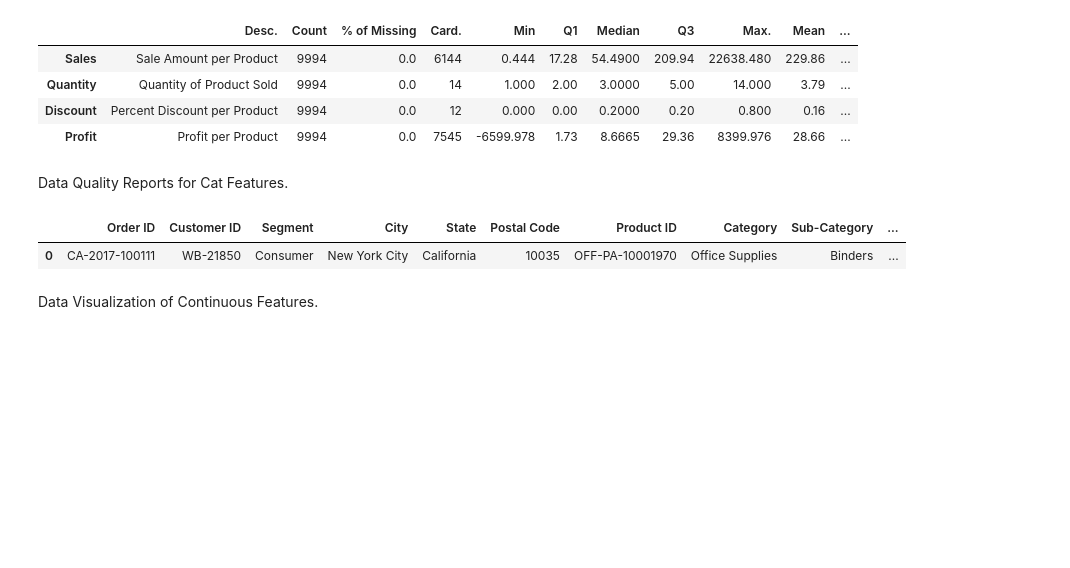
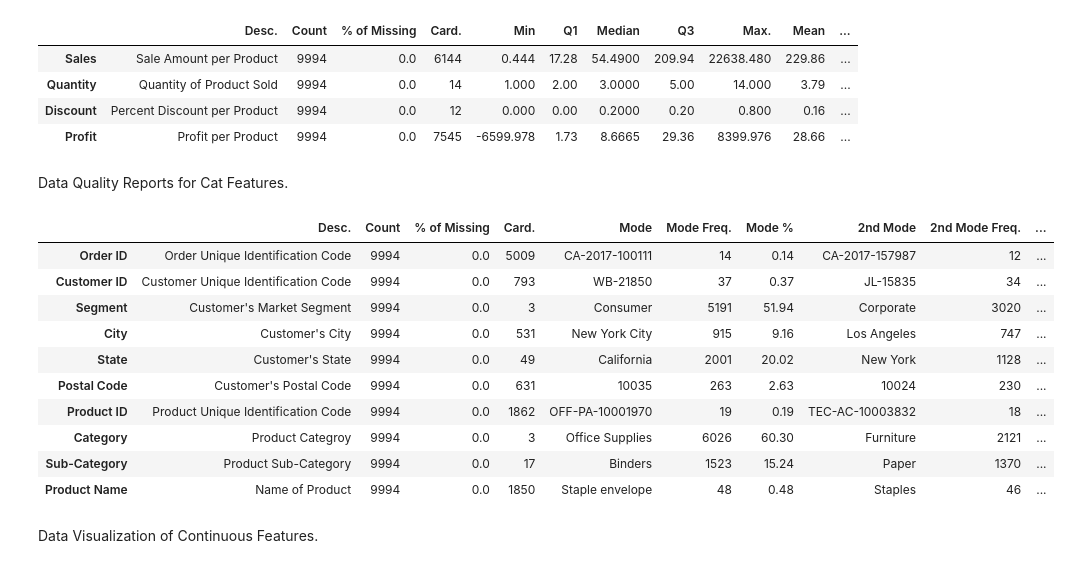
Before and after one commit to AmandeepSBassi/DataScienceProject, a Jupyter notebook: Project.Preprocessing.ipynb, the cells around one changed output. Cells and saved outputs as stored; diff of their text form; code cells hidden in the pictures; blank space fills up the shorter version.

Commit message:
updated cat_df mode percents to work correctly

```diff
--- a/Project.Preprocessing.ipynb
+++ b/Project.Preprocessing.ipynb
@@ -210,52 +210,53 @@ columns = pd.DataFrame(list(cont_df.columns.values))
 mode = pd.DataFrame(columns = ['Mode'])
 mode_freq = pd.DataFrame(columns = ['Mode Freq.'])
 mode_per = pd.DataFrame(columns = ['Mode %'])
 mode2 = pd.DataFrame(columns = ['2nd Mode'])
 mode2_freq = pd.DataFrame(columns = ['2nd Mode Freq.'])
 mode2_per = pd.DataFrame(columns = ['2nd Mode %'])
 notes = pd.DataFrame(columns = ['Notes'])
 
 dqr_cat = pd.DataFrame(columns=['Desc.', 'Count', '% of Missing', 'Card.'], index=cat_columns)
 dqr_cat['Desc.'] = features_df['desc']
 dqr_cat['Count'] = cat_df.count()
 dqr_cat['% of Missing'] = (cat_df.isnull().sum().divide(cat_df.count())*100).round(2)
 dqr_cat['Card.'] = cat_df.nunique()
 
 for values in cat_columns: mode.loc[values] = cat_df[values].value_counts().index.tolist()[0]
 dqr_cat['Mode'] = mode
 
 
 for values in cat_columns: mode_freq.loc[values] = cat_df[values].value_counts().tolist()[0]
 dqr_cat['Mode Freq.'] = mode_freq
 
 # dqr_cat['Mode %'] = ((cat_df.value_counts(normalize=True)[0])*100).round(2)
-for values in cat_columns:
-    # print(((cat_df[values].value_counts(normalize=True))*100).round(2).tolist()[0])
-    mode_per.loc[values] = ((cat_df[values].value_counts(normalize=True))*100).round(2).tolist()[0]
+for values in cat_columns: mode_per.loc[values] = ((cat_df[values].value_counts(normalize=True))*100).round(2).tolist()[0]
 dqr_cat['Mode %'] = mode_per
-# display(mode_per)
 
-# dqr_cat['2nd Mode'] = cat_df.value_counts().index.tolist()[1]
-# for values in cat_columns: mode2.loc[values] = cat_df[values].value_counts().index.tolist()[1]
-# dqr_cat['2nd Mode'] = mode2
+for values in cat_columns: mode2.loc[values] = cat_df[values].value_counts().index.tolist()[1]
+dqr_cat['2nd Mode'] = mode2
 
-# dqr_cat['2nd Mode Freq.'] = cat_df.value_counts()[1]
-# for values in cat_columns: mode2_freq.loc[values] = cat_df[values].value_counts().tolist()[1]
-# dqr_cat['2nd Mode Freq.'] = mode2_freq
+for values in cat_columns: mode2_freq.loc[values] = cat_df[values].value_counts().tolist()[1]
+dqr_cat['2nd Mode Freq.'] = mode2_freq
 
-# dqr_cat['2nd Mode %'] = ((cat_df.value_counts(normalize=True)[1])*100).round(2)
-# for values in cat_columns: mode2_per.loc[values] = ((cat_df[values].value_counts(normalize=True)[1])*100).round(2)
-# dqr_cat['2nd Mode %'] = mode2_per
+for values in cat_columns: mode2_per.loc[values] = (((cat_df[values].value_counts(normalize=True))*100).round(2)).tolist()[1]
+dqr_cat['2nd Mode %'] = mode2_per
 
 dqr_cat['Notes'] = notes
 
 
-# dqr_cat
+dqr_cat
+# %% [output]
+|  | Desc. | Count | % of Missing | Card. | Mode | Mode Freq. | Mode % | 2nd Mode | 2nd Mode Freq. | ... |
+| Order ID | Order Unique Identification Code | 9994 | 0.0 | 5009 | CA-2017-100111 | 14 | 0.14 | CA-2017-157987 | 12 | ... |
+| Customer ID | Customer Unique Identification Code | 9994 | 0.0 | 793 | WB-21850 | 37 | 0.37 | JL-15835 | 34 | ... |
+| Segment | Customer's Market Segment | 9994 | 0.0 | 3 | Consumer | 5191 | 51.94 | Corporate | 3020 | ... |
+| City | Customer's City | 9994 | 0.0 | 531 | New York City | 915 | 9.16 | Los Angeles | 747 | ... |
+| State | Customer's State | 9994 | 0.0 | 49 | California | 2001 | 20.02 | New York | 1128 | ... |
+| Postal Code | Customer's Postal Code | 9994 | 0.0 | 631 | 10035 | 263 | 2.63 | 10024 | 230 | ... |
+| Product ID | Product Unique Identification Code | 9994 | 0.0 | 1862 | OFF-PA-10001970 | 19 | 0.19 | TEC-AC-10003832 | 18 | ... |
+| Category | Product Categroy | 9994 | 0.0 | 3 | Office Supplies | 6026 | 60.30 | Furniture | 2121 | ... |
+| Sub-Category | Product Sub-Category | 9994 | 0.0 | 17 | Binders | 1523 | 15.24 | Paper | 1370 | ... |
+| Product Name | Name of Product | 9994 | 0.0 | 1850 | Staple envelope | 48 | 0.48 | Staples | 46 | ... |
-# %%
-cat_df.mode()
-# %% [output]
-|  | Order ID | Customer ID | Segment | City | State | Postal Code | Product ID | Category | Sub-Category | ... |
-| 0 | CA-2017-100111 | WB-21850 | Consumer | New York City | California | 10035 | OFF-PA-10001970 | Office Supplies | Binders | ... |
 # %% [markdown]
 Data Visualization of Continuous Features.
 # %%
```
